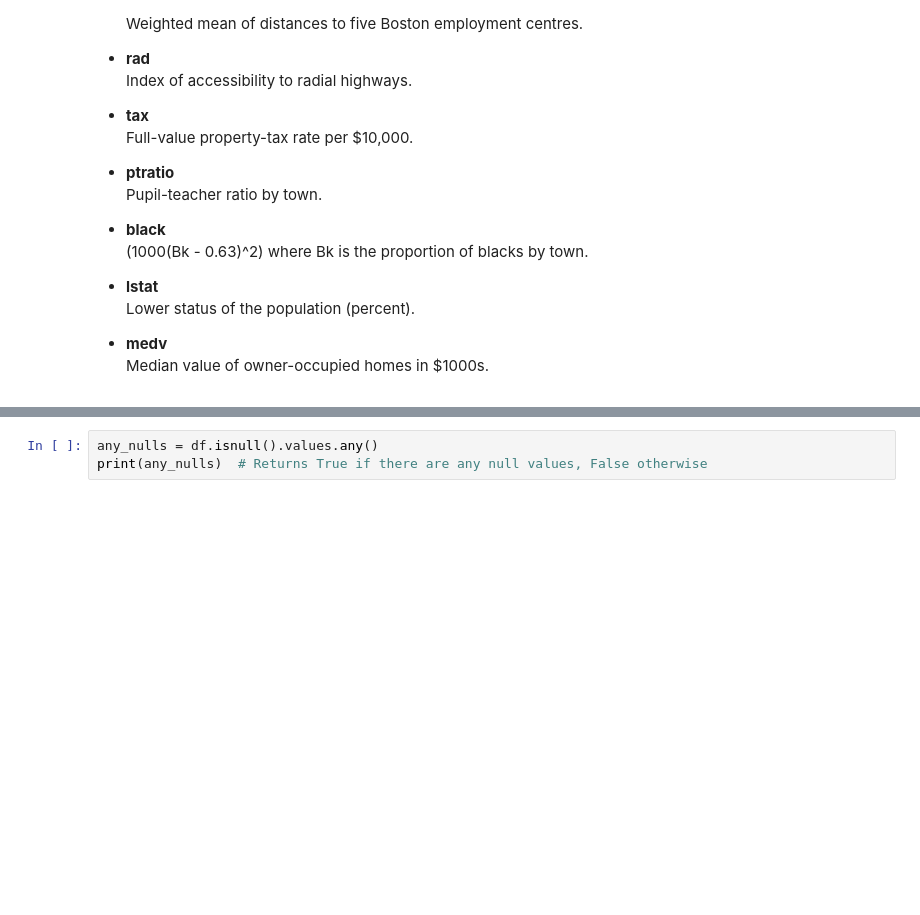
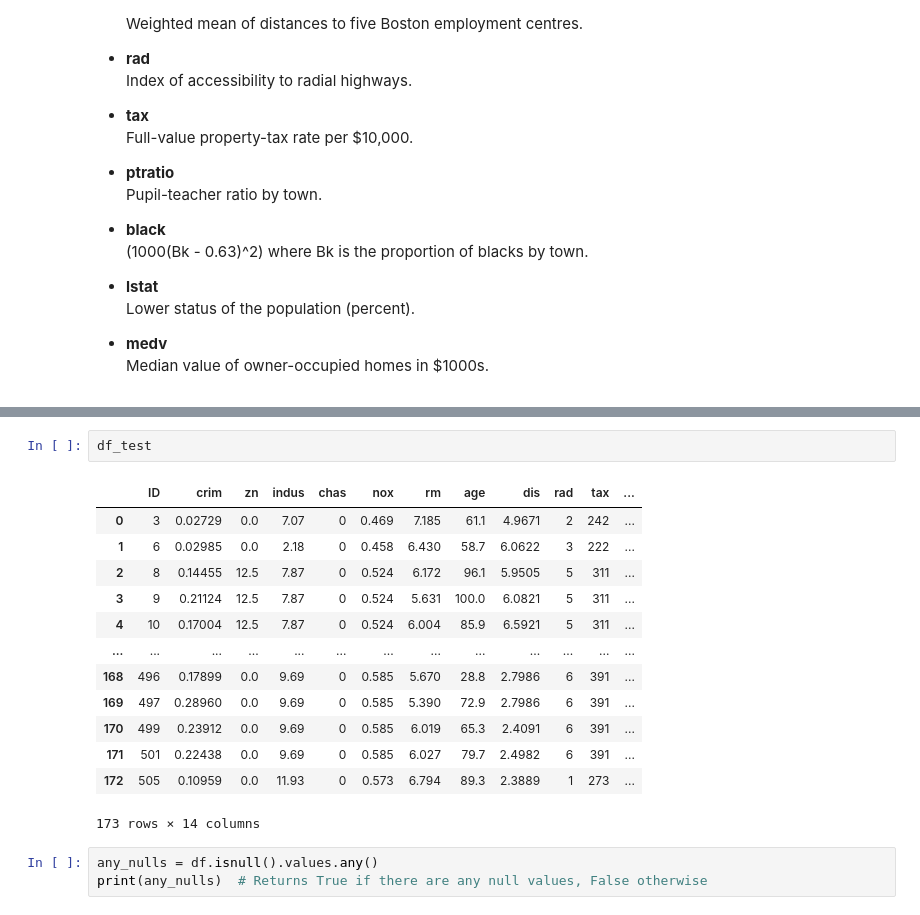
Before and after one commit to VivekNarula7/Boston-House-Price-Prediction, a Jupyter notebook: Boston_housing_AIML_assignment.ipynb, the cells around one changed output, grey strips where cells are left out. Drawn from its saved outputs; the diff is of its cells as text; blank space fills up the shorter version.

```diff
--- a/Boston_housing_AIML_assignment.ipynb
+++ b/Boston_housing_AIML_assignment.ipynb
@@ -71,3 +79,19 @@ df.head()
+# %%
+df_test
+# %% [output]
+|  | ID | crim | zn | indus | chas | nox | rm | age | dis | rad | tax | ... |
+| 0 | 3 | 0.02729 | 0.0 | 7.07 | 0 | 0.469 | 7.185 | 61.1 | 4.9671 | 2 | 242 | ... |
+| 1 | 6 | 0.02985 | 0.0 | 2.18 | 0 | 0.458 | 6.430 | 58.7 | 6.0622 | 3 | 222 | ... |
+| 2 | 8 | 0.14455 | 12.5 | 7.87 | 0 | 0.524 | 6.172 | 96.1 | 5.9505 | 5 | 311 | ... |
+| 3 | 9 | 0.21124 | 12.5 | 7.87 | 0 | 0.524 | 5.631 | 100.0 | 6.0821 | 5 | 311 | ... |
+| 4 | 10 | 0.17004 | 12.5 | 7.87 | 0 | 0.524 | 6.004 | 85.9 | 6.5921 | 5 | 311 | ... |
+| ... | ... | ... | ... | ... | ... | ... | ... | ... | ... | ... | ... | ... |
+| 168 | 496 | 0.17899 | 0.0 | 9.69 | 0 | 0.585 | 5.670 | 28.8 | 2.7986 | 6 | 391 | ... |
+| 169 | 497 | 0.28960 | 0.0 | 9.69 | 0 | 0.585 | 5.390 | 72.9 | 2.7986 | 6 | 391 | ... |
+| 170 | 499 | 0.23912 | 0.0 | 9.69 | 0 | 0.585 | 6.019 | 65.3 | 2.4091 | 6 | 391 | ... |
+| 171 | 501 | 0.22438 | 0.0 | 9.69 | 0 | 0.585 | 6.027 | 79.7 | 2.4982 | 6 | 391 | ... |
+| 172 | 505 | 0.10959 | 0.0 | 11.93 | 0 | 0.573 | 6.794 | 89.3 | 2.3889 | 1 | 273 | ... |
+173 rows × 14 columns
 # %%
 any_nulls = df.isnull().values.any()
 print(any_nulls)  # Returns True if there are any null values, False otherwise
```
Also changed, not shown: parts of 2 cells of this notebook, 10 other files.
